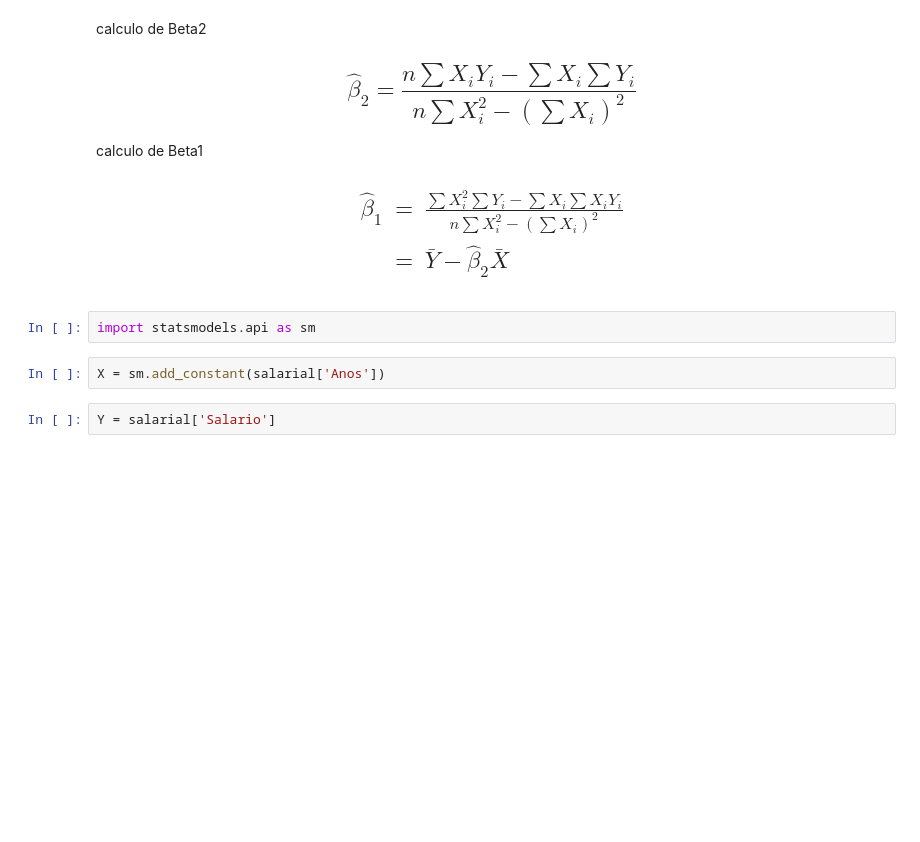
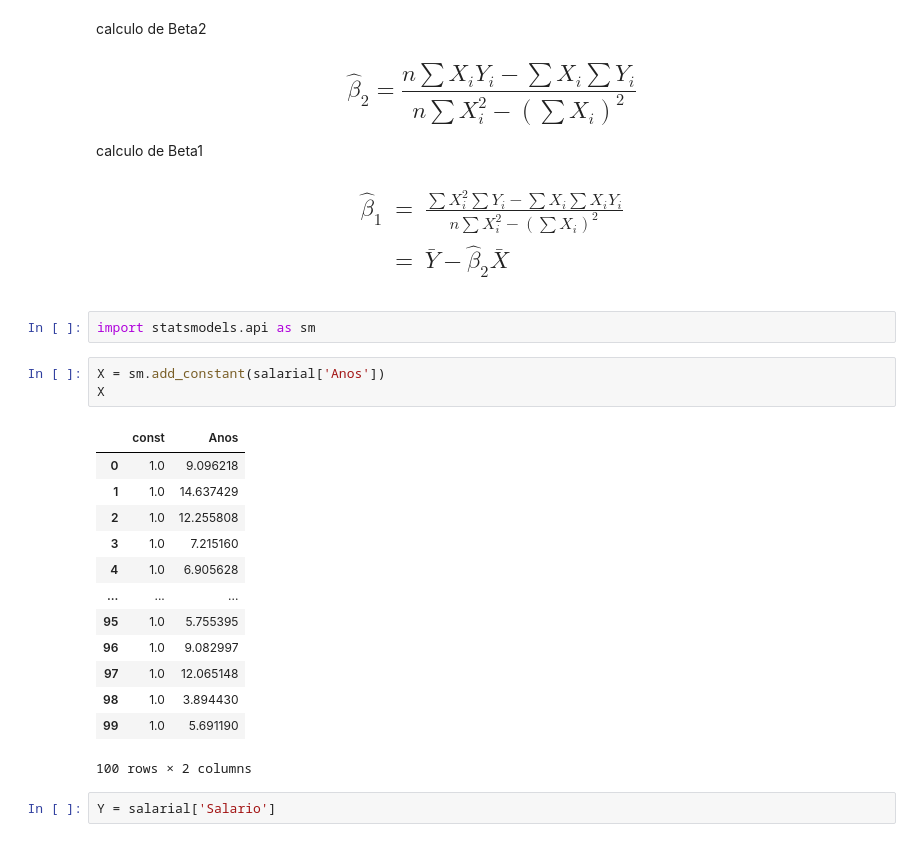
Before and after one commit to GuilhermeRuy97/BootcampDataScience, a Jupyter notebook: resumo_estatistica.ipynb, the cells around one changed output. Cells and saved outputs as stored; diff of their text form; blank space fills up the shorter version.

```diff
--- a/resumo_estatistica.ipynb
+++ b/resumo_estatistica.ipynb
@@ -1193,6 +1193,21 @@ $$
 import statsmodels.api as sm
 # %%
 X = sm.add_constant(salarial['Anos'])
+X
+# %% [output]
+|  | const | Anos |
+| 0 | 1.0 | 9.096218 |
+| 1 | 1.0 | 14.637429 |
+| 2 | 1.0 | 12.255808 |
+| 3 | 1.0 | 7.215160 |
+| 4 | 1.0 | 6.905628 |
+| ... | ... | ... |
+| 95 | 1.0 | 5.755395 |
+| 96 | 1.0 | 9.082997 |
+| 97 | 1.0 | 12.065148 |
+| 98 | 1.0 | 3.894430 |
+| 99 | 1.0 | 5.691190 |
+100 rows × 2 columns
 # %%
 Y = salarial['Salario']
 # %%
```
Also changed, not shown: parts of 13 cells of this notebook.
